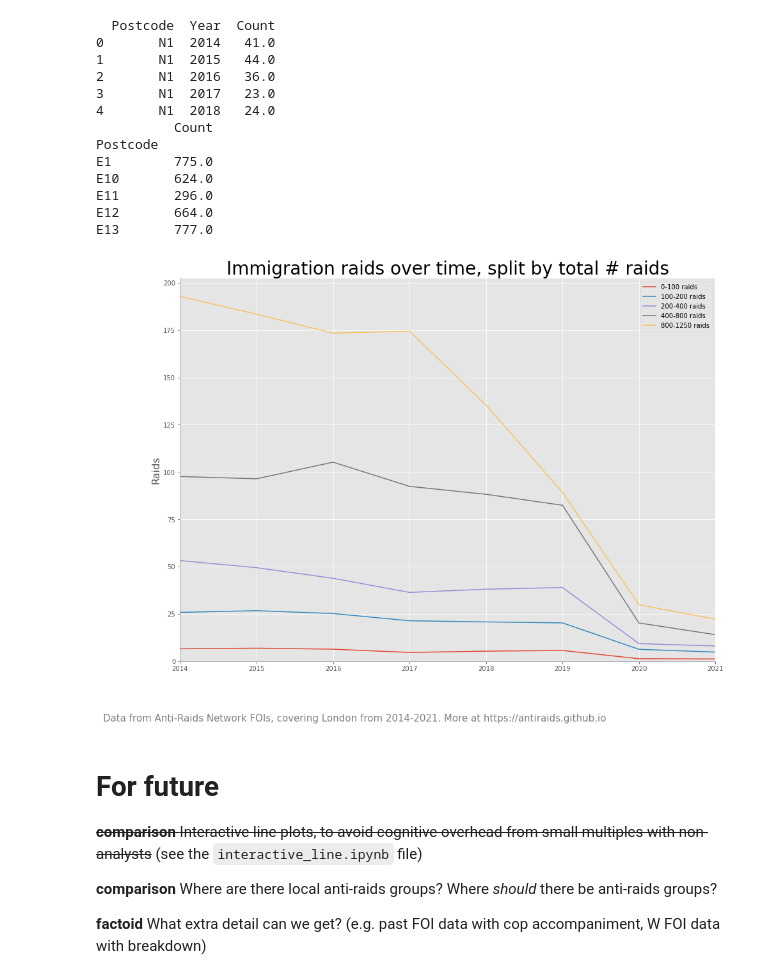
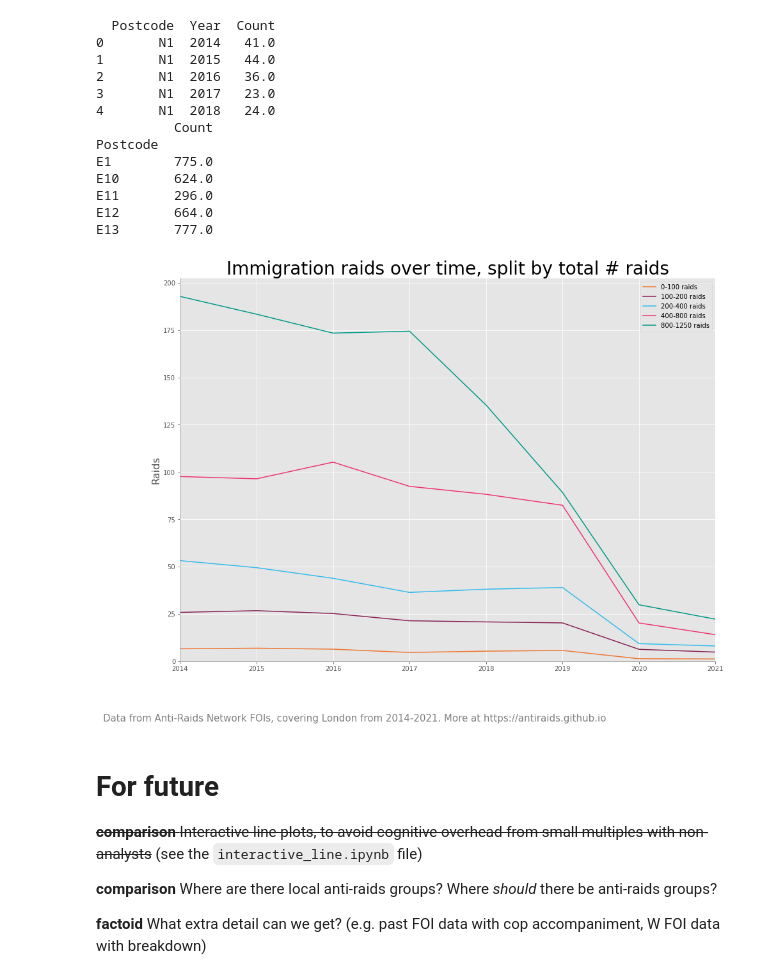
Before and after one commit to antiraids/london-immigration-raids-map, a Jupyter notebook: TellingTheStory.ipynb, the cells around one changed output. Saved outputs shown, nothing was run; the diff lists cells and outputs as text; code cells hidden in the pictures.

Commit message:
Fixed group dip plot colour palette

```diff
--- a/TellingTheStory.ipynb
+++ b/TellingTheStory.ipynb
@@ -484,25 +484,25 @@ E13       777.0
 # %%
 fig_slc, ax_slc = plt.subplots()
 ax_slc.set_xticks(range(first_yr, last_yr+1))
 ax_slc.set_ylabel('Raids')
 ax_slc.set_title("Immigration raids over time, split by total # raids")
 
+cmap = ['#EE7733', '#882255', '#33BBEE', '#EE3377', '#009988']
+
 buckets = [0, 100, 200, 400, 800, 1250]
-for i, el in enumerate(buckets[:-1]):
-    # print(i, el)
+for i, c in enumerate(cmap):
     slc = raid_total[buckets[i] <= raid_total['Count']]
     slc = slc[slc['Count'] < buckets[i+1]]
     slc_by_yr = raids[raids['Postcode'].isin(slc.index)].groupby('Year').mean()
-    ax_slc.plot(slc_by_yr, label=f'{el}-{buckets[i+1]} raids')
-    # raids[raids['Postcode'].isin(slc.index)].groupby('Year').mean().plot(ax=ax_slc, label=str(el))
+    ax_slc.plot(slc_by_yr, label=f'{buckets[i]}-{buckets[i+1]} raids', color=c)
 ax_slc.set_ylim(0)
 ax_slc.set_xlim(first_yr, last_yr)
 ax_slc.legend()
 
 plt.annotate(watermark_str, (0.01, 0.01), xycoords='figure fraction', color='grey', fontsize=15)
 plt.savefig('Outputs\\Raids_change_grouped.png')
 # %% [output]
-[figure, old version]
+[figure, new version]
 # %% [markdown]
 # For future
 
```
Also changed, not shown: 1 other file.
